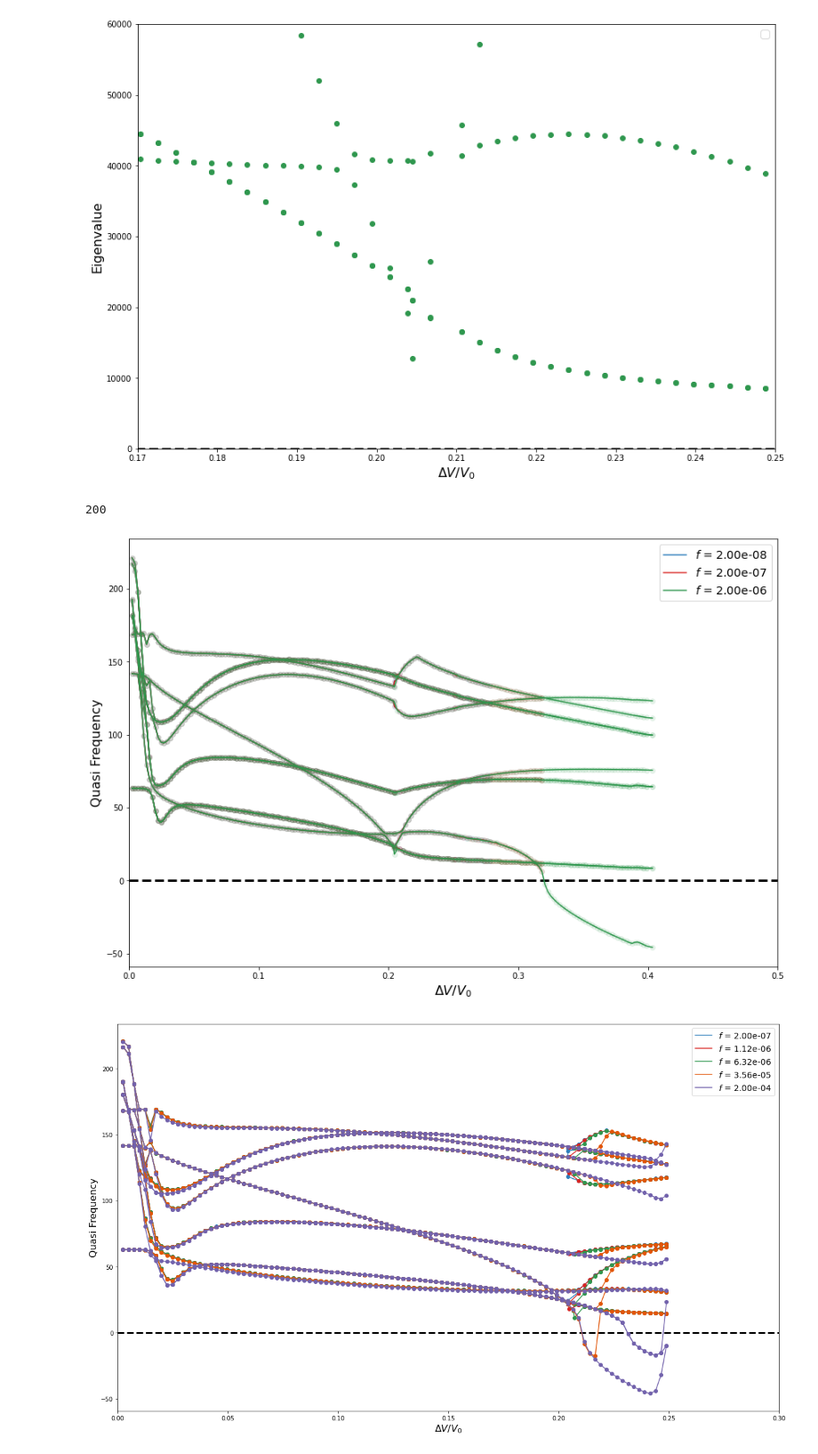
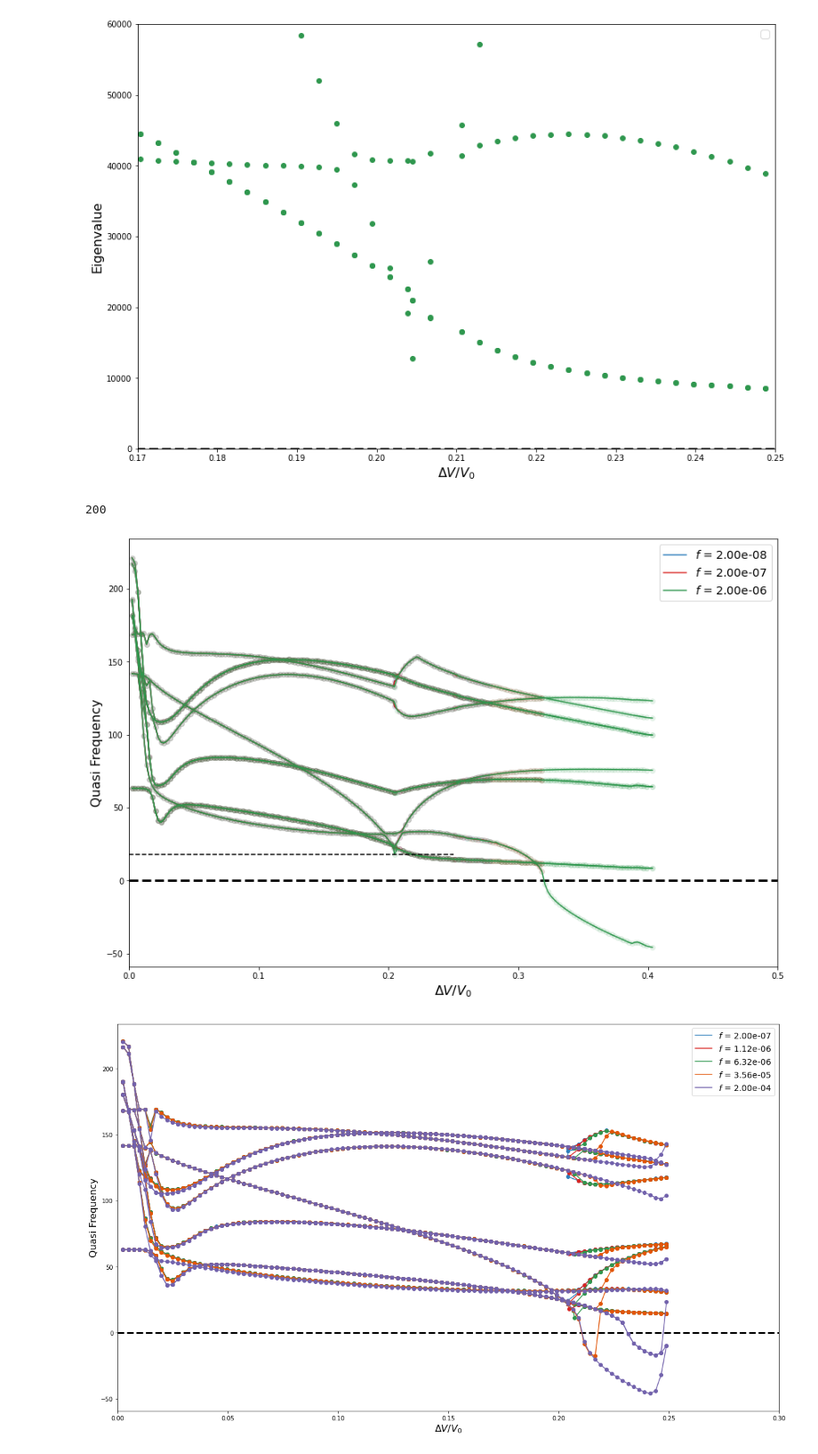
Before and after one commit to bertoldi-collab/buckling-cylinders, a Jupyter notebook: four_folds_compare.ipynb, the cells around one changed output. Shown at 89% size. Drawn from its saved outputs; the diff is of its cells as text; code cells hidden in the pictures.

```diff
--- a/four_folds_compare.ipynb
+++ b/four_folds_compare.ipynb
@@ -371,35 +374,35 @@ for i,stab_fac in enumerate(damping_sweep):
     if i < 3:
         idx_cur = initial_idx + i
         data_path = f'data_out/4fold-test_static-stable-{idx_cur}_eig_val.txt'
         data_cur = np.loadtxt(data_path)
         temp_all = data_cur[:,0]
         freq_all = data_cur[:,1:]
 
         color_plot = plt.get_cmap(cmap_all[i])(0.7)
 
         for j in range(np.shape(freq_all)[1]):
             freq_rescale = np.sign(freq_all[:,j]) * np.sqrt(np.abs(freq_all[:,j])) * 1/(2*np.pi)
             ax.plot(-3*temp_all, freq_rescale, 'o', color = color_plot, alpha = 0.1)
             if j == 0:
                 ax.plot(-3*temp_all, freq_rescale, '-', color = color_plot, label = rf'$f$ = {stab_fac:.2e}')
             else:
                 ax.plot(-3*temp_all, freq_rescale, '-', color = color_plot)
 
 
 
 ax.legend(loc = 'best', fontsize = 14)
 ax.set_xlabel('$\Delta V/V_0$', fontsize = 16)
 ax.set_ylabel('Quasi Frequency', fontsize = 16)
 ax.set_xlim(0,0.5)
 # ax.set_xlim(0.15,0.25)
 # ax.set_ylim(0,80)
-
+ax.hlines(18, 0, 0.25, 'k', '--')
 
 fig.savefig('data_processed/static_stable_4folds.png', facecolor = 'white')
 len(freq_rescale)
 # %% [output]
 200
-[figure, old version]
+[figure, new version]
 # %%
 damping_sweep = 2*np.logspace(-7, -4, 5)
 
```
Also changed, not shown: parts of 3 cells of this notebook, 11 other files.
